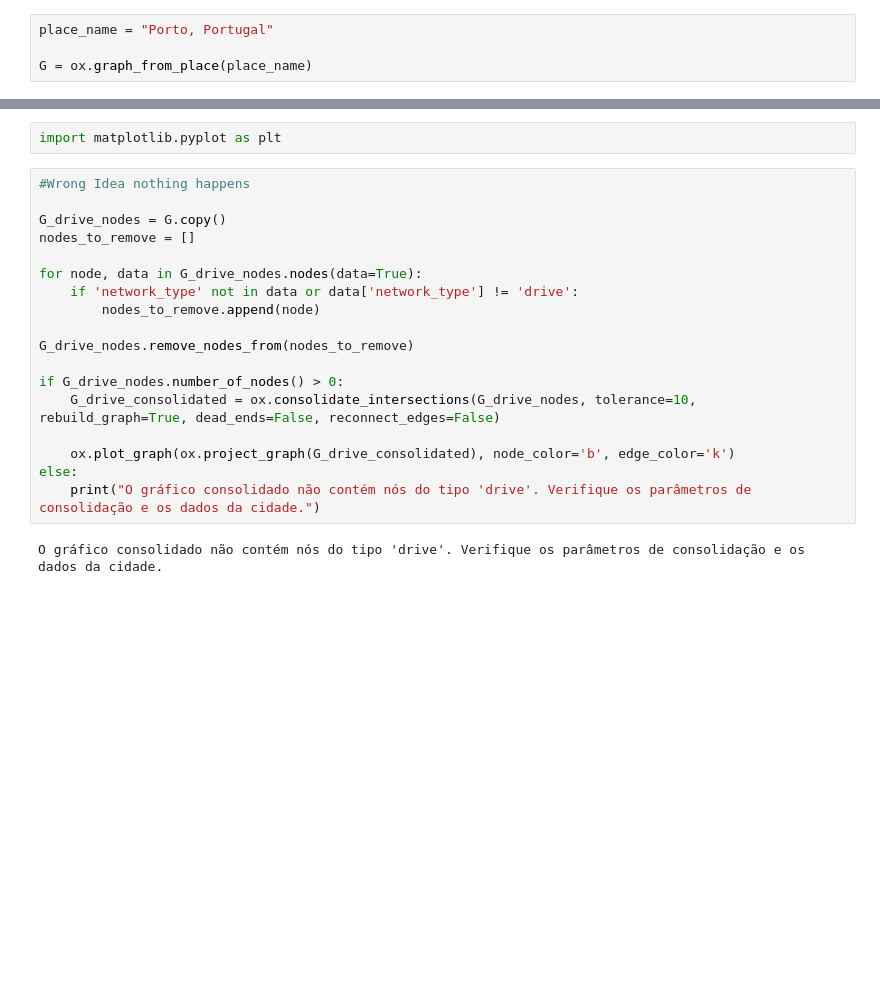
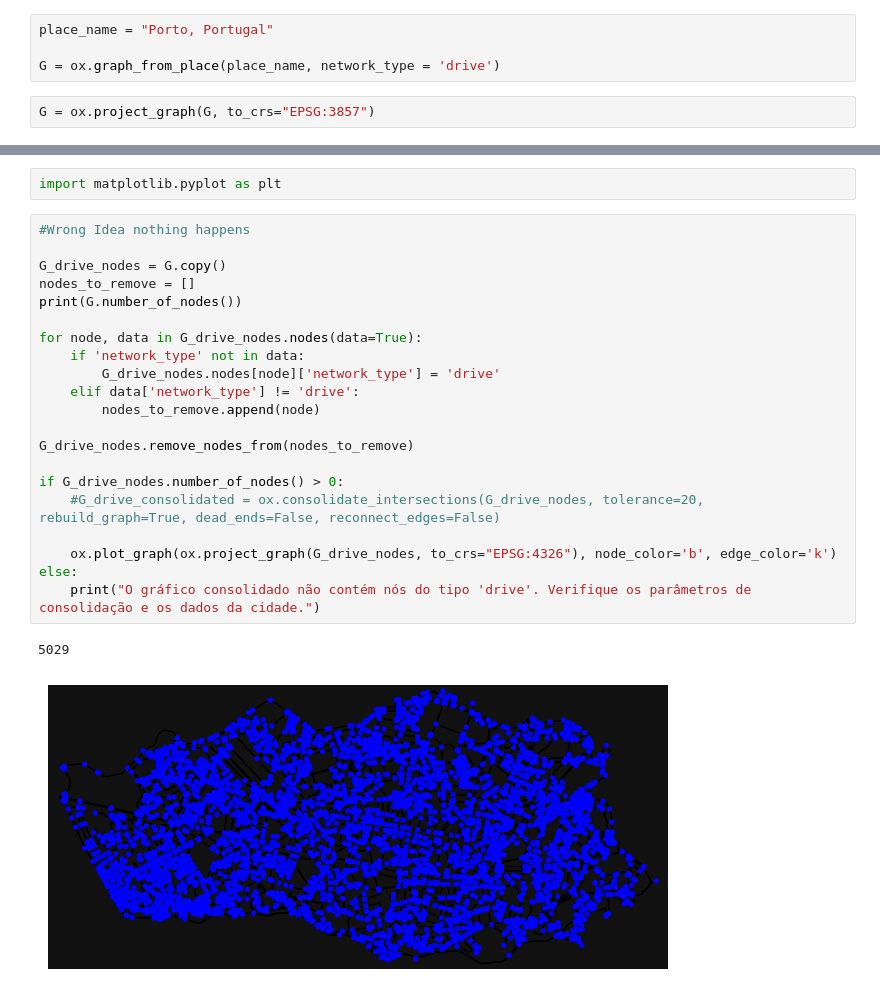
Before and after one commit to brito-bernardo/osmnx, a Jupyter notebook: FilteringNodes.ipynb, the cells around one changed output, grey strips where cells are left out. Cells and saved outputs as stored; diff of their text form; blank space fills up the shorter version.

```diff
--- a/FilteringNodes.ipynb
+++ b/FilteringNodes.ipynb
@@ -26,7 +26,9 @@ import networkx as nx
 # %%
 place_name = "Porto, Portugal"
 
-G = ox.graph_from_place(place_name)
+G = ox.graph_from_place(place_name, network_type = 'drive')
+# %%
+G = ox.project_graph(G, to_crs="EPSG:3857")
 # %%
 #Start of Wrong Logical Thinking to filter nodes type only "drive"
 G_drive_nodes = G.copy()
@@ -44,20 +46,24 @@ import matplotlib.pyplot as plt
 # %%
 #Wrong Idea nothing happens
 
 G_drive_nodes = G.copy()
 nodes_to_remove = []
+print(G.number_of_nodes())
 
 for node, data in G_drive_nodes.nodes(data=True):
-    if 'network_type' not in data or data['network_type'] != 'drive':
+    if 'network_type' not in data:
+        G_drive_nodes.nodes[node]['network_type'] = 'drive'
+    elif data['network_type'] != 'drive':
         nodes_to_remove.append(node)
 
 G_drive_nodes.remove_nodes_from(nodes_to_remove)
 
 if G_drive_nodes.number_of_nodes() > 0:
-    G_drive_consolidated = ox.consolidate_intersections(G_drive_nodes, tolerance=10, rebuild_graph=True, dead_ends=False, reconnect_edges=False)
+    #G_drive_consolidated = ox.consolidate_intersections(G_drive_nodes, tolerance=20, rebuild_graph=True, dead_ends=False, reconnect_edges=False)
 
-    ox.plot_graph(ox.project_graph(G_drive_consolidated), node_color='b', edge_color='k')
+    ox.plot_graph(ox.project_graph(G_drive_nodes, to_crs="EPSG:4326"), node_color='b', edge_color='k')
 else:
     print("O gráfico consolidado não contém nós do tipo 'drive'. Verifique os parâmetros de consolidação e os dados da cidade.")
 # %% [output]
-O gráfico consolidado não contém nós do tipo 'drive'. Verifique os parâmetros de consolidação e os dados da cidade.
+5029
+[figure, added]
```
